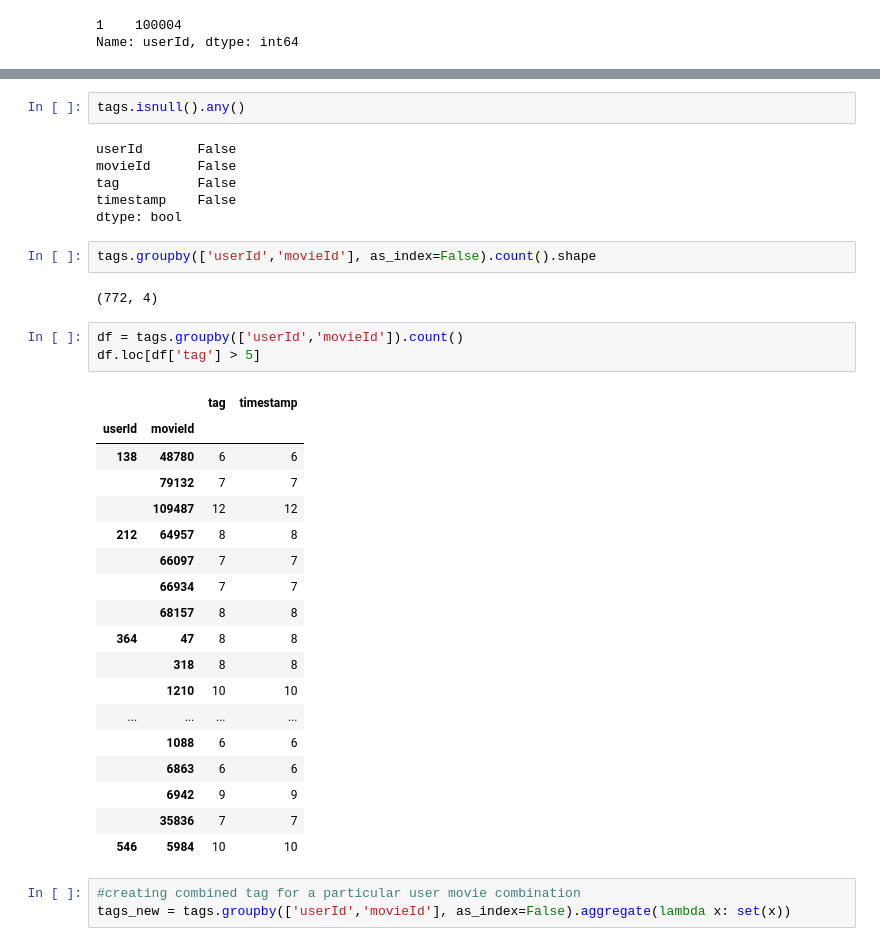
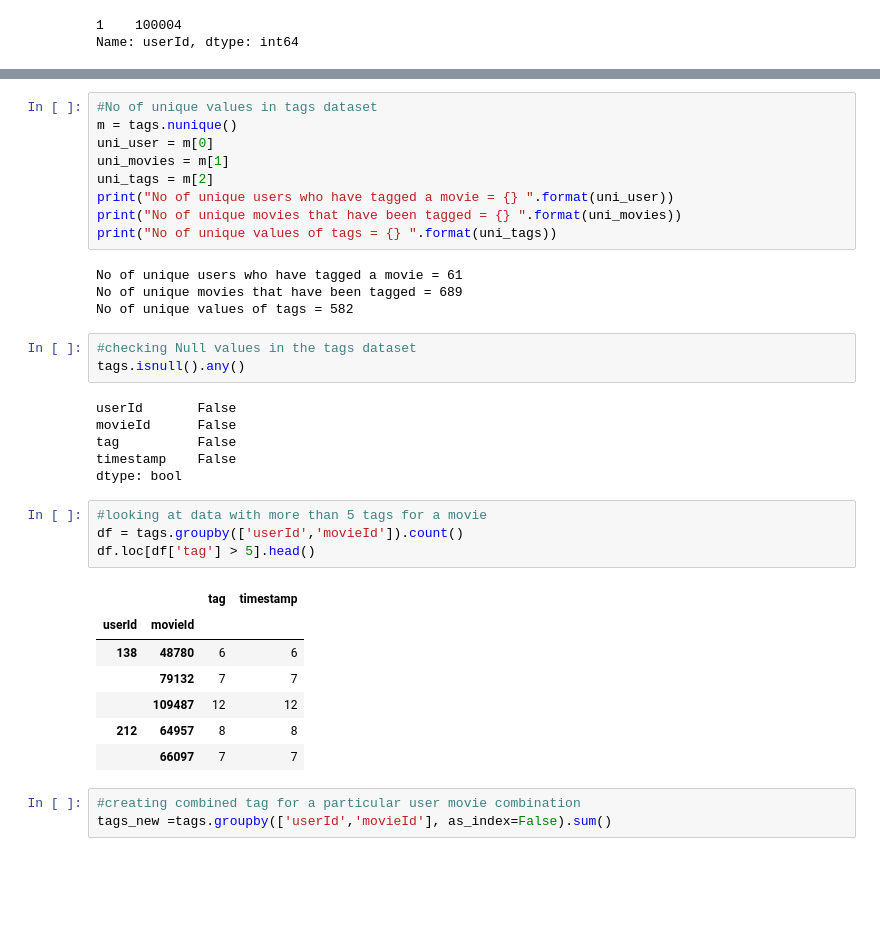
Before and after one commit to xenaritu/Personalisation, a Jupyter notebook: Exploration.ipynb, the cells around one changed output, grey strips where cells are left out. Cells and saved outputs as stored; diff of their text form; blank space fills up the shorter version.

```diff
--- a/Exploration.ipynb
+++ b/Exploration.ipynb
@@ -252,40 +255,40 @@ dtype: int64
-# %%
-tags.isnull().any()
-# %% [output]
-userId       False
-movieId      False
-tag          False
-timestamp    False
-dtype: bool
-# %%
-tags.groupby(['userId','movieId'], as_index=False).count().shape
-# %% [output]
-(772, 4)
+# %%
+#No of unique values in tags dataset
+m = tags.nunique()
+uni_user = m[0]
+uni_movies = m[1]
+uni_tags = m[2]
+print("No of unique users who have tagged a movie = {} ".format(uni_user))
+print("No of unique movies that have been tagged = {} ".format(uni_movies))
+print("No of unique values of tags = {} ".format(uni_tags))
+# %% [output]
+No of unique users who have tagged a movie = 61
+No of unique movies that have been tagged = 689
+No of unique values of tags = 582
+# %%
+#checking Null values in the tags dataset
+tags.isnull().any()
+# %% [output]
+userId       False
+movieId      False
+tag          False
+timestamp    False
+dtype: bool
 # %%
+#looking at data with more than 5 tags for a movie
 df = tags.groupby(['userId','movieId']).count()
-df.loc[df['tag'] > 5]
+df.loc[df['tag'] > 5].head()
 # %% [output]
 |  |  | tag | timestamp |
 | userId | movieId |  |  |
 | 138 | 48780 | 6 | 6 |
 |  | 79132 | 7 | 7 |
 |  | 109487 | 12 | 12 |
 | 212 | 64957 | 8 | 8 |
 |  | 66097 | 7 | 7 |
-|  | 66934 | 7 | 7 |
-|  | 68157 | 8 | 8 |
-| 364 | 47 | 8 | 8 |
-|  | 318 | 8 | 8 |
-|  | 1210 | 10 | 10 |
-| ... | ... | ... | ... |
-|  | 1088 | 6 | 6 |
-|  | 6863 | 6 | 6 |
-|  | 6942 | 9 | 9 |
-|  | 35836 | 7 | 7 |
-| 546 | 5984 | 10 | 10 |
 # %%
 #creating combined tag for a particular user movie combination
-tags_new = tags.groupby(['userId','movieId'], as_index=False).aggregate(lambda x: set(x))
+tags_new =tags.groupby(['userId','movieId'], as_index=False).sum()
 # %%
 tags_new.head()
 # %% [output]
```
Also changed, not shown: parts of 54 cells of this notebook.
